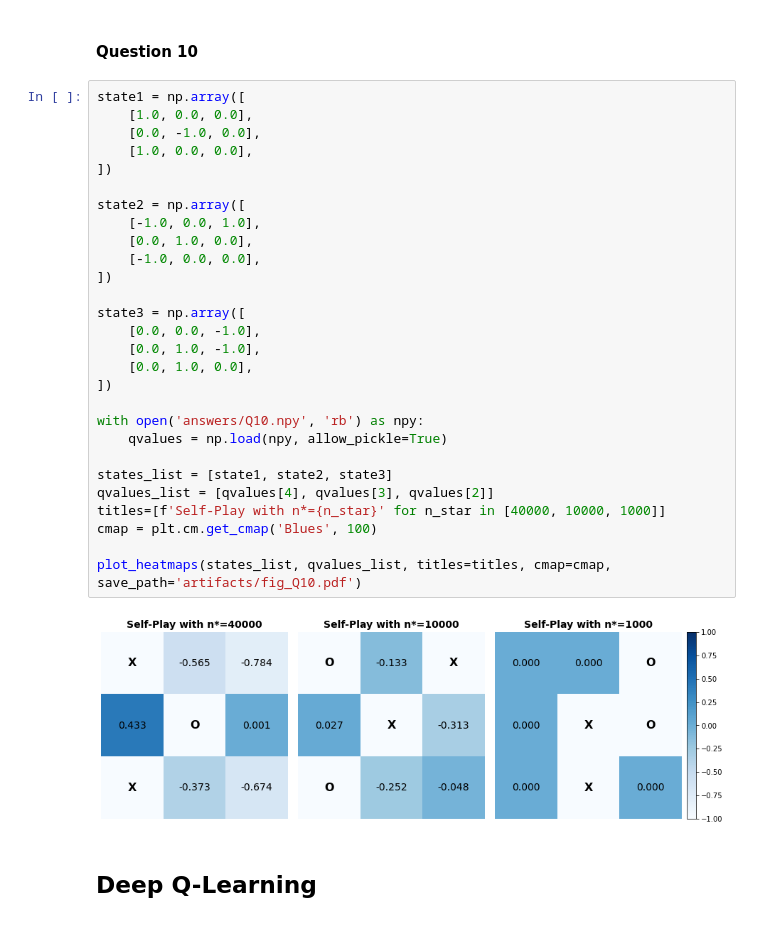
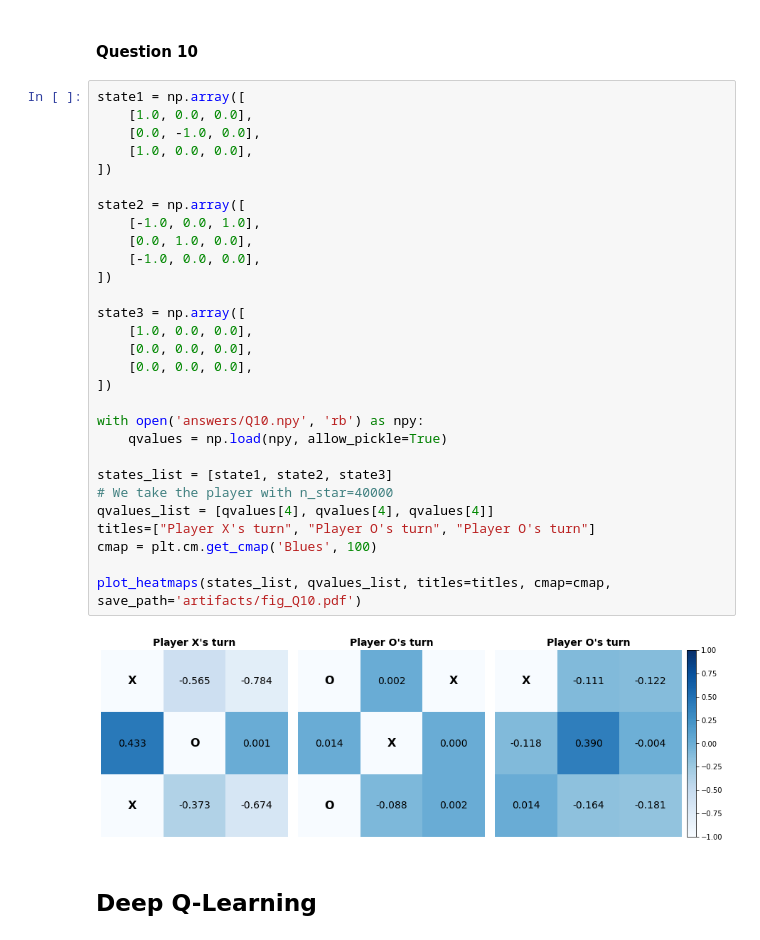
Before and after one commit to mismayil/ann-miniproject, a Jupyter notebook: miniproject.ipynb, the cells around one changed output. Cells and saved outputs as stored; diff of their text form.

```diff
--- a/miniproject.ipynb
+++ b/miniproject.ipynb
@@ -153,33 +153,34 @@ plot_m_values(stats_path='answers/Q8.npy', labels=labels, save_path='artifacts/f
 # %%
 state1 = np.array([
     [1.0, 0.0, 0.0],
     [0.0, -1.0, 0.0],
     [1.0, 0.0, 0.0],
 ])
 
 state2 = np.array([
     [-1.0, 0.0, 1.0],
     [0.0, 1.0, 0.0],
     [-1.0, 0.0, 0.0],
 ])
 
 state3 = np.array([
-    [0.0, 0.0, -1.0],
-    [0.0, 1.0, -1.0],
-    [0.0, 1.0, 0.0],
+    [1.0, 0.0, 0.0],
+    [0.0, 0.0, 0.0],
+    [0.0, 0.0, 0.0],
 ])
 
 with open('answers/Q10.npy', 'rb') as npy:
     qvalues = np.load(npy, allow_pickle=True)
 
 states_list = [state1, state2, state3]
-qvalues_list = [qvalues[4], qvalues[3], qvalues[2]]
-titles=[f'Self-Play with n*={n_star}' for n_star in [40000, 10000, 1000]]
+# We take the player with n_star=40000
+qvalues_list = [qvalues[4], qvalues[4], qvalues[4]]
+titles=["Player X's turn", "Player O's turn", "Player O's turn"]
 cmap = plt.cm.get_cmap('Blues', 100)
 
 plot_heatmaps(states_list, qvalues_list, titles=titles, cmap=cmap, save_path='artifacts/fig_Q10.pdf')
 # %% [output]
-[figure, old version]
+[figure, new version]
 # %% [markdown]
 ## Deep Q-Learning
 # %% [markdown]
```
Also changed, not shown: parts of 4 cells of this notebook, 6 other files.
